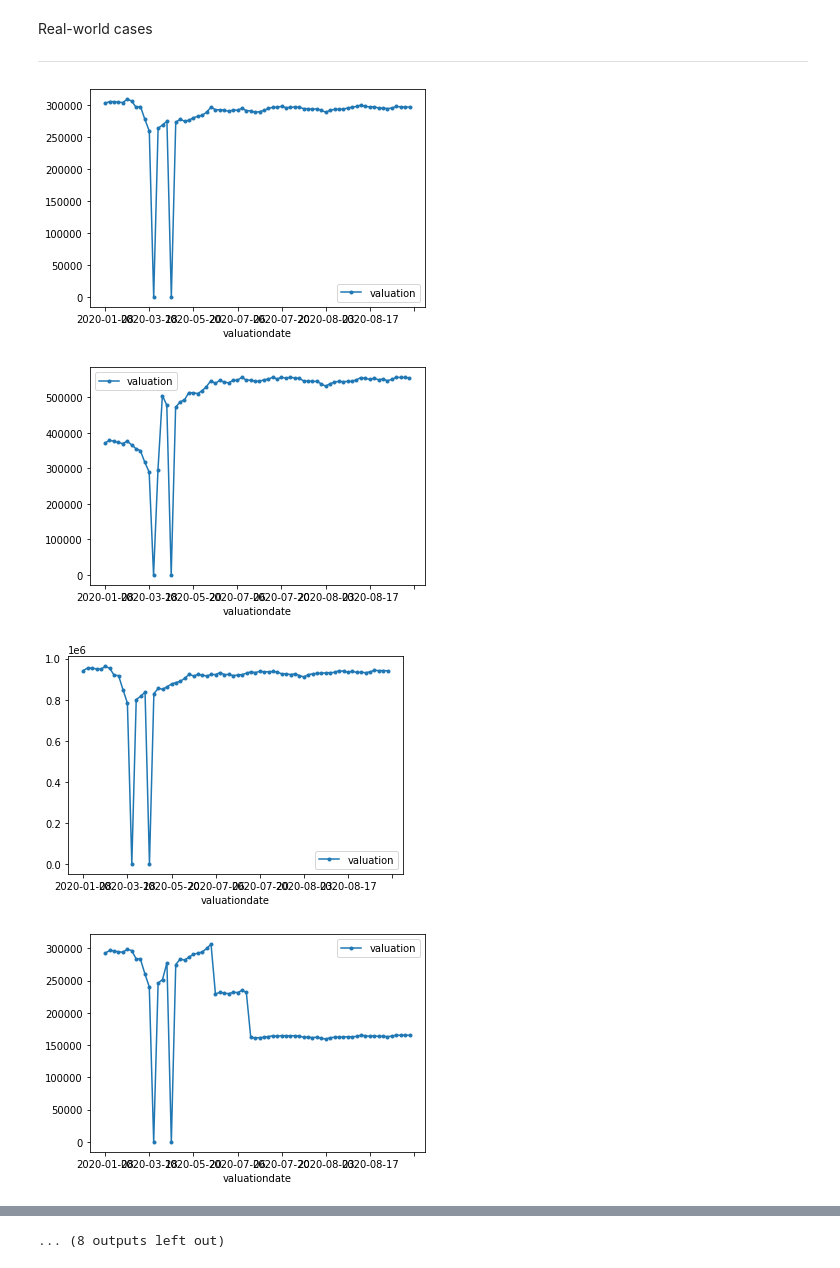
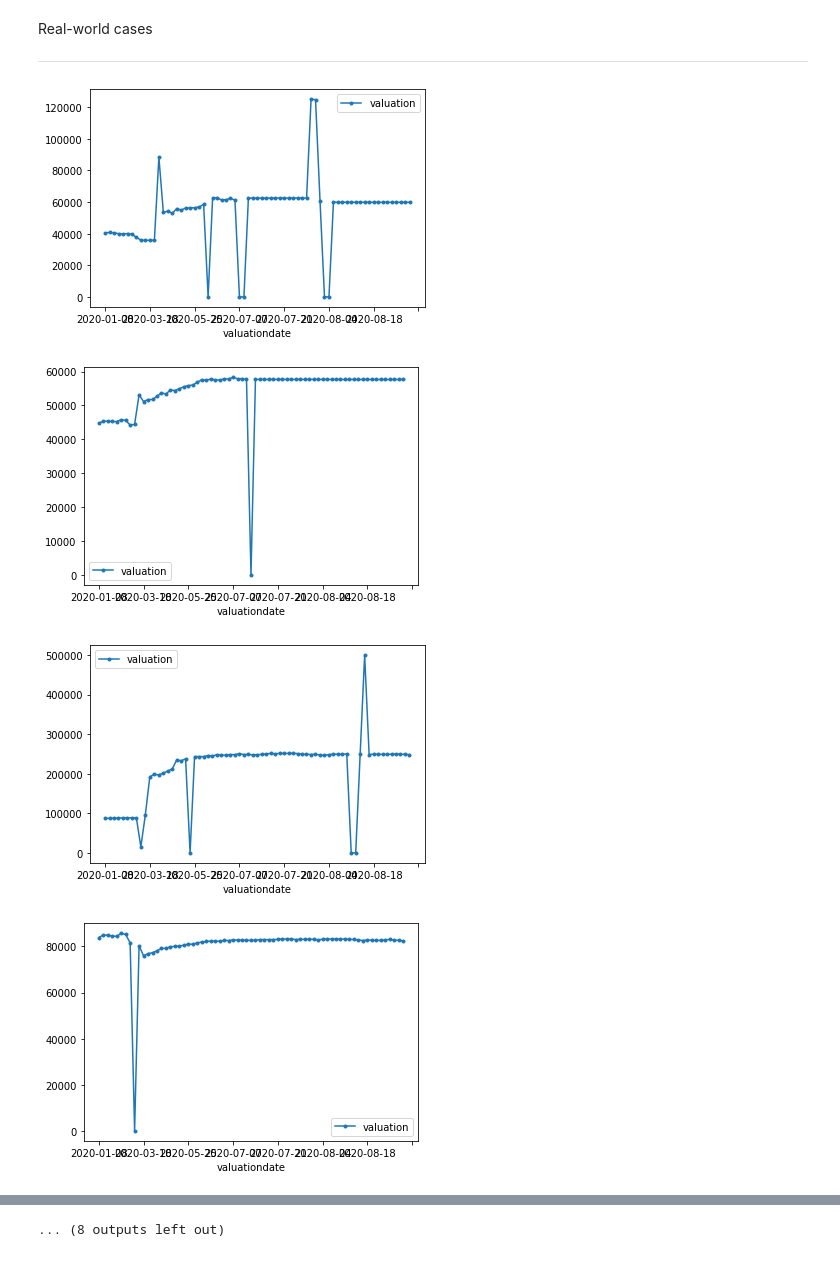
Before and after one commit to JackSD/Academic, a Jupyter notebook: study_of_volatilty.ipynb, the cells around one changed output, grey strips where cells are left out. Saved outputs shown, nothing was run; the diff lists cells and outputs as text; code cells hidden in the pictures.

```diff
--- a/study_of_volatilty.ipynb
+++ b/study_of_volatilty.ipynb
@@ -205,22 +213,22 @@ Real-world cases
 
 ---
 # %%
-# longer term volatility
+#short term volatility
 
-url = 'https://raw.githubusercontent.com/JackSD/Data-Science-Work/master/test_valuation_data_high_longer.csv'
+url = 'https://raw.githubusercontent.com/JackSD/Data-Science-Work/master/test_valuation_data_high_longer2.csv'
 df1 = pd.read_csv(url)
 #df1.head()
 
 df1.sort_values(by=['valuationdate'], inplace=True)
 i=0
 for account in df1.headclaccountid.unique():
   i=i+1
   df2 = df1[df1['headclaccountid']==account]
   df2.plot(x='valuationdate', y='valuation', marker='.')
   if i == 20:
       break
 # %% [output]
-[figure, old version]
+[figure, new version]
-[figure, old version]
+[figure, new version]
-[figure, old version]
+[figure, new version]
-[figure, old version]
+[figure, new version]
```
Also changed, not shown: parts of 6 cells of this notebook.
